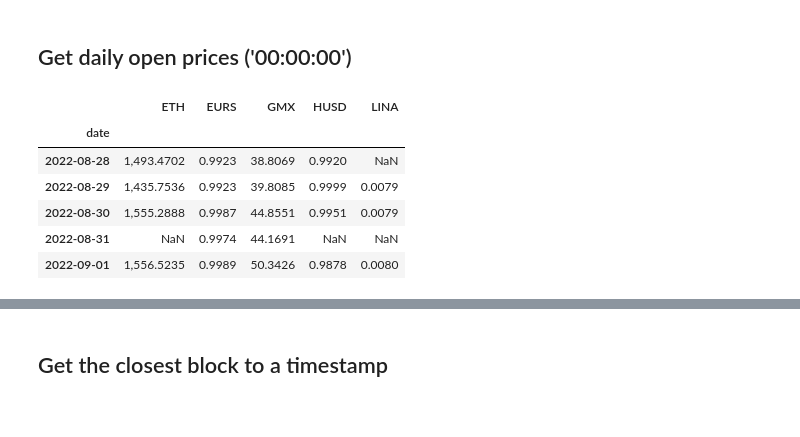
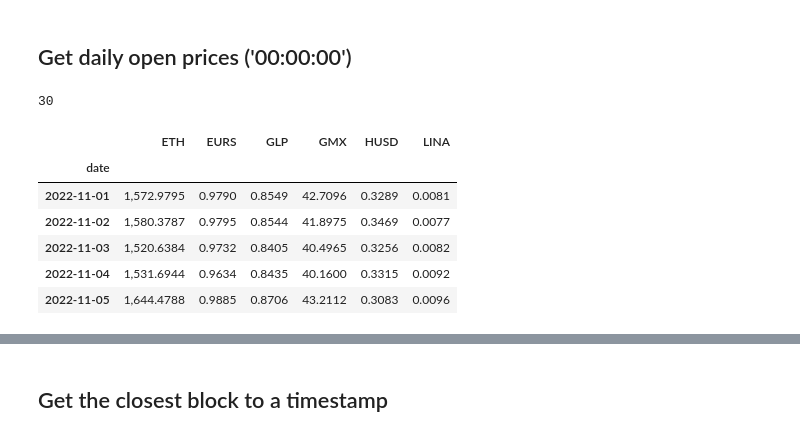
Before and after one commit to coindataschool/defillama2, a Jupyter notebook: notebooks/defillama_api_coins.ipynb, the cells around one changed output, grey strips where cells are left out. Cells and saved outputs as stored; diff of their text form; code cells hidden in the pictures.

```diff
--- a/notebooks/defillama_api_coins.ipynb
+++ b/notebooks/defillama_api_coins.ipynb
@@ -136,13 +151,17 @@ dtype: float64
 # %% [markdown]
 ## Get daily open prices ('00:00:00')
 # %%
-df = obj.get_daily_open_close(dd, start='2022-08-01', end='2022-09-01', kind='open')
-df.tail()
+df = obj.get_daily_open_close(dd, start='2022-11-01', end='2022-11-30', kind='open')
+len(df)
 # %% [output]
-|  | ETH | EURS | GMX | HUSD | LINA |
-| date |  |  |  |  |  |
-| 2022-08-28 | 1,493.4702 | 0.9923 | 38.8069 | 0.9920 | NaN |
-| 2022-08-29 | 1,435.7536 | 0.9923 | 39.8085 | 0.9999 | 0.0079 |
-| 2022-08-30 | 1,555.2888 | 0.9987 | 44.8551 | 0.9951 | 0.0079 |
-| 2022-08-31 | NaN | 0.9974 | 44.1691 | NaN | NaN |
-| 2022-09-01 | 1,556.5235 | 0.9989 | 50.3426 | 0.9878 | 0.0080 |
+30
+# %%
+df.head()
+# %% [output]
+|  | ETH | EURS | GLP | GMX | HUSD | LINA |
+| date |  |  |  |  |  |  |
+| 2022-11-01 | 1,572.9795 | 0.9790 | 0.8549 | 42.7096 | 0.3289 | 0.0081 |
+| 2022-11-02 | 1,580.3787 | 0.9795 | 0.8544 | 41.8975 | 0.3469 | 0.0077 |
+| 2022-11-03 | 1,520.6384 | 0.9732 | 0.8405 | 40.4965 | 0.3256 | 0.0082 |
+| 2022-11-04 | 1,531.6944 | 0.9634 | 0.8435 | 40.1600 | 0.3315 | 0.0092 |
+| 2022-11-05 | 1,644.4788 | 0.9885 | 0.8706 | 43.2112 | 0.3083 | 0.0096 |
```
Also changed, not shown: parts of 22 cells of this notebook.
